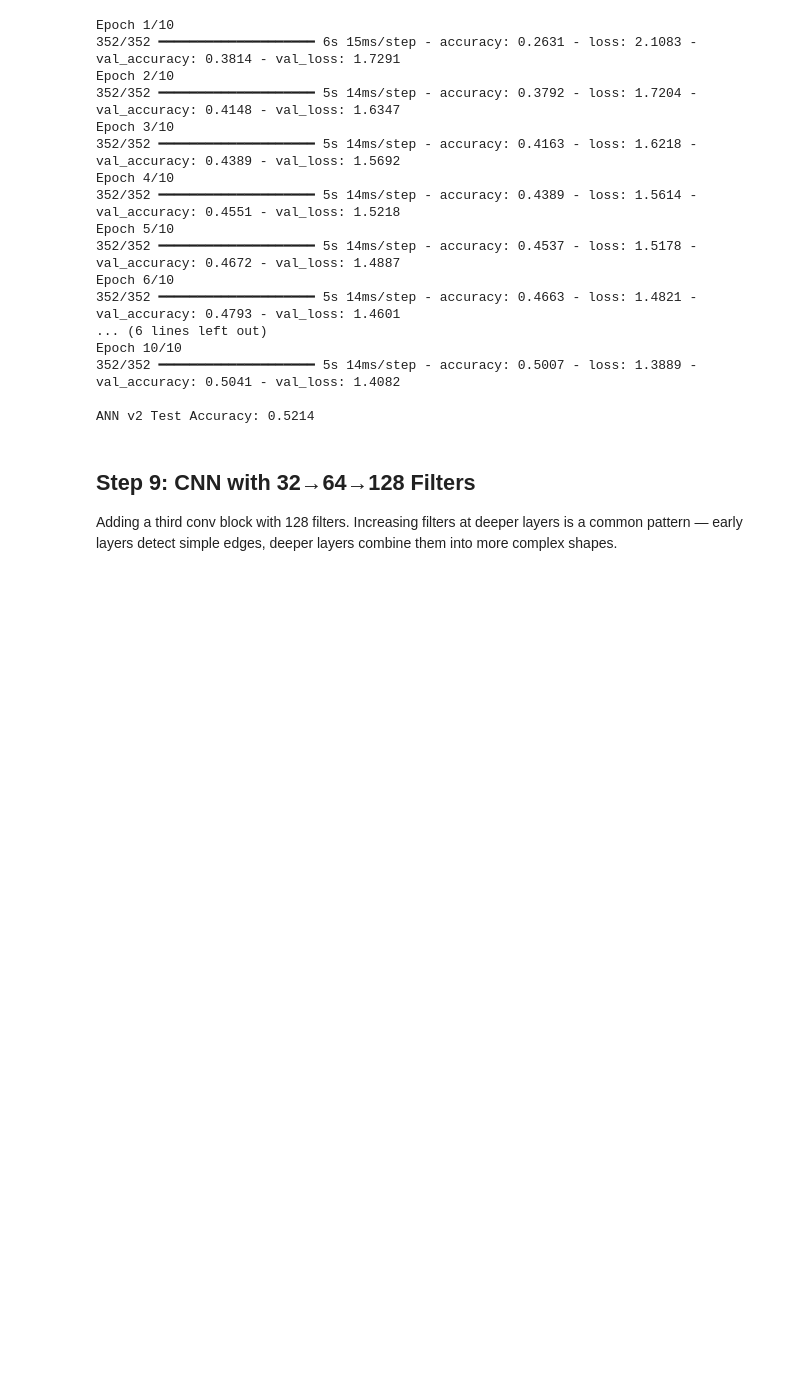
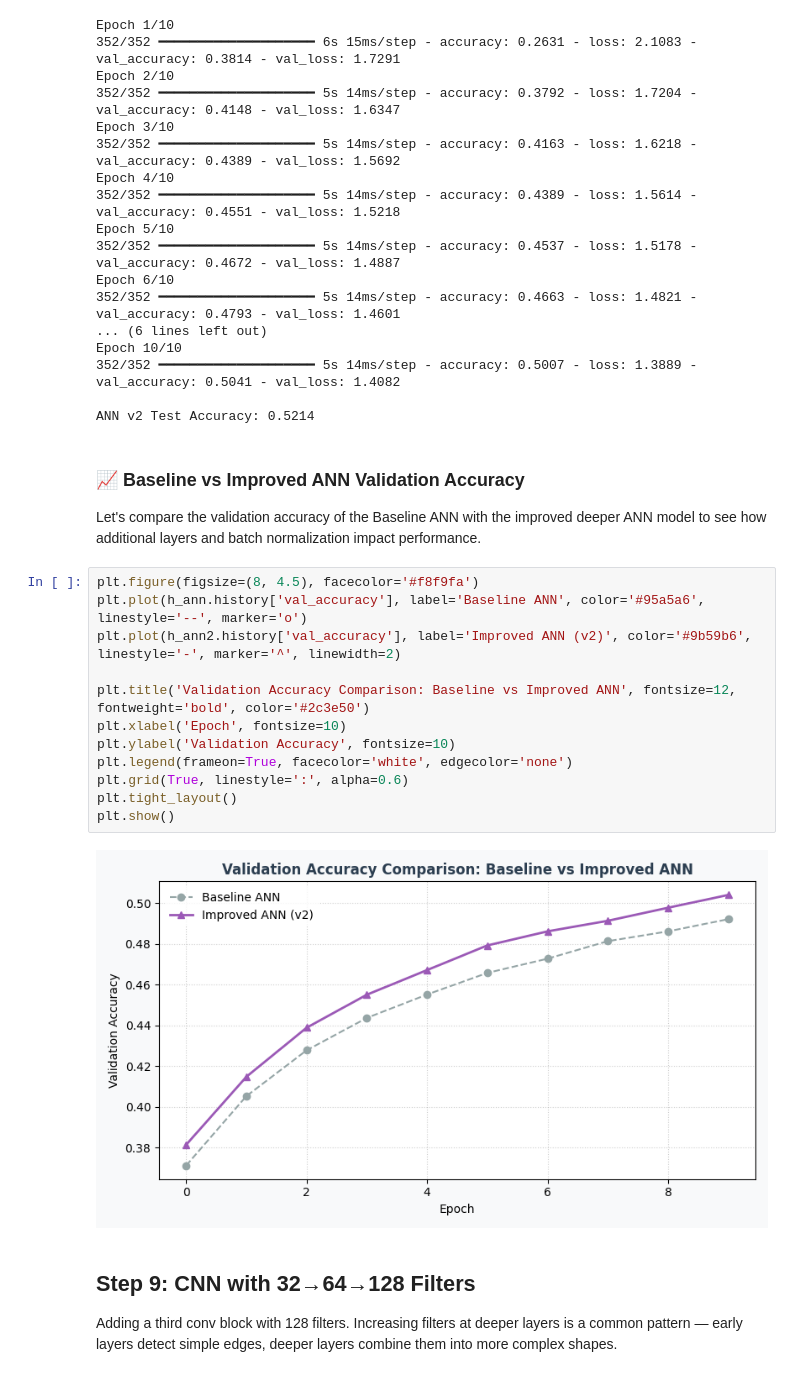
Before and after one commit to srikarreddy213/celebal-internship-assignment, a Jupyter notebook: week4_srikar_reddy/week4_srikar_reddy.ipynb, the cells around one changed output. Drawn from its saved outputs; the diff is of its cells as text; blank space fills up the shorter version.

```diff
--- a/week4_srikar_reddy/week4_srikar_reddy.ipynb
+++ b/week4_srikar_reddy/week4_srikar_reddy.ipynb
@@ -290,6 +290,23 @@ Epoch 10/10
 352/352 ━━━━━━━━━━━━━━━━━━━━ 5s 14ms/step - accuracy: 0.5007 - loss: 1.3889 - val_accuracy: 0.5041 - val_loss: 1.4082
 
 ANN v2 Test Accuracy: 0.5214
+# %% [markdown]
+### 📈 Baseline vs Improved ANN Validation Accuracy
+Let's compare the validation accuracy of the Baseline ANN with the improved deeper ANN model to see how additional layers and batch normalization impact performance.
+# %%
+plt.figure(figsize=(8, 4.5), facecolor='#f8f9fa')
+plt.plot(h_ann.history['val_accuracy'], label='Baseline ANN', color='#95a5a6', linestyle='--', marker='o')
+plt.plot(h_ann2.history['val_accuracy'], label='Improved ANN (v2)', color='#9b59b6', linestyle='-', marker='^', linewidth=2)
+
+plt.title('Validation Accuracy Comparison: Baseline vs Improved ANN', fontsize=12, fontweight='bold', color='#2c3e50')
+plt.xlabel('Epoch', fontsize=10)
+plt.ylabel('Validation Accuracy', fontsize=10)
+plt.legend(frameon=True, facecolor='white', edgecolor='none')
+plt.grid(True, linestyle=':', alpha=0.6)
+plt.tight_layout()
+plt.show()
+# %% [output]
+[figure, added]
 # %% [markdown]
 ## Step 9: CNN with 32→64→128 Filters
 
```
Also changed, not shown: parts of 15 cells of this notebook.
